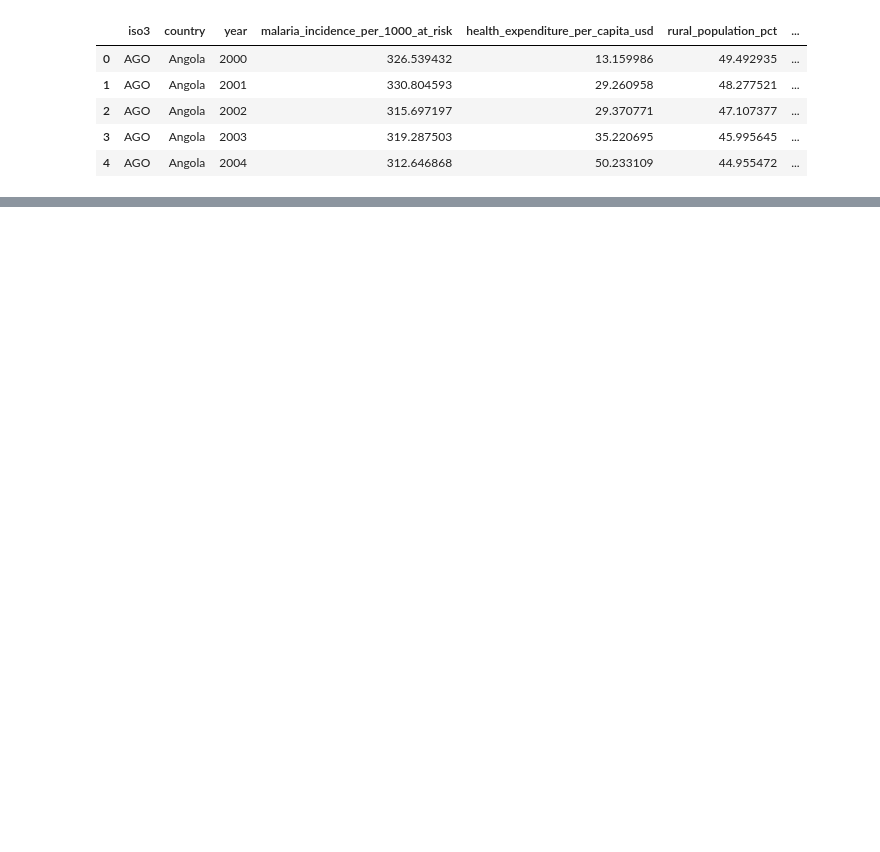
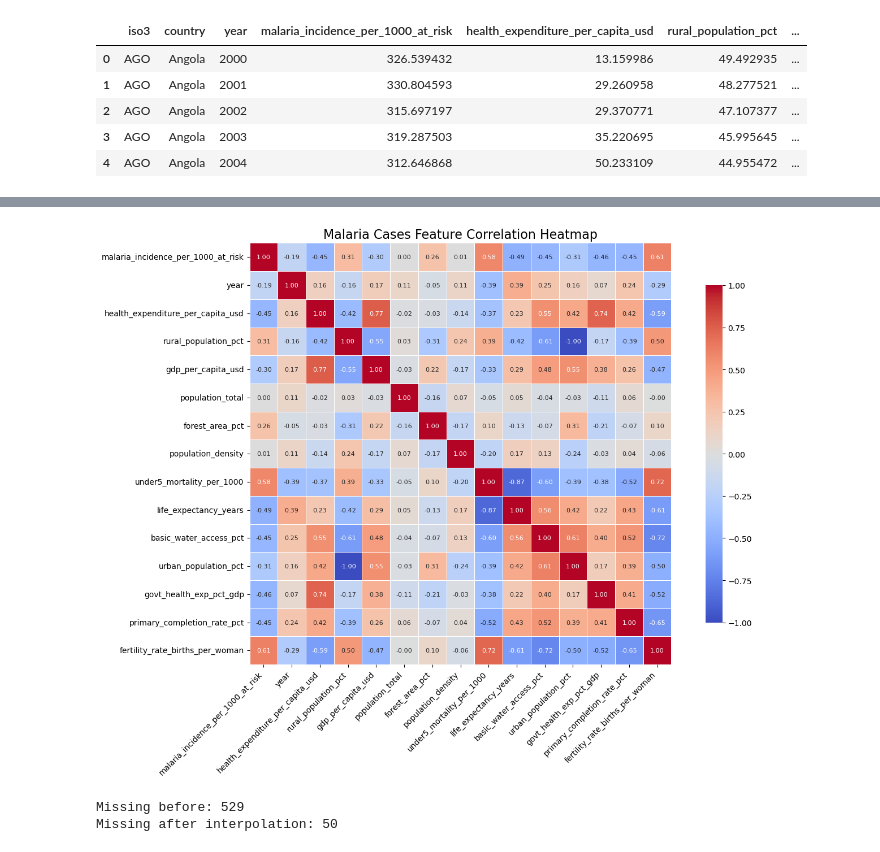
Before and after one commit to BodeMurairi2/linear_regression_model, a Jupyter notebook: summative/linear_regression/multivariate.ipynb, the cells around one changed output, grey strips where cells are left out. Saved outputs shown, nothing was run; the diff lists cells and outputs as text; code cells hidden in the pictures; blank space fills up the shorter version.

```diff
--- a/summative/linear_regression/multivariate.ipynb
+++ b/summative/linear_regression/multivariate.ipynb
@@ -16,0 +175,10 @@ data.head()
+# %%
+# handling missing values with the mean of each column
+clean_data = data.copy()
+
+numeric_cols = clean_data.select_dtypes(include=np.number).columns
+
+clean_data[numeric_cols] = clean_data[numeric_cols].fillna(
+    clean_data[numeric_cols].mean()
+)
+clean_data.isna().sum()
@@ -16,0 +204,66 @@ data.head()
+# %%
+# compute heatmap after cleaning NAN values
+features = [
+    "malaria_incidence_per_1000_at_risk",
+    "year",
+    "health_expenditure_per_capita_usd",
+    "rural_population_pct",
+    "gdp_per_capita_usd",
+    "population_total",
+    "forest_area_pct",
+    "population_density",
+    "under5_mortality_per_1000",
+    "life_expectancy_years",
+    "basic_water_access_pct",
+    "urban_population_pct",
+    "govt_health_exp_pct_gdp",
+    "primary_completion_rate_pct",
+    "fertility_rate_births_per_woman",
+]
+
+corr = clean_data[features].corr()
+
+# Plot
+plt.figure(figsize=(14, 10))
+
+sns.heatmap(
+    corr,
+    annot=True,
+    fmt=".2f",
+    cmap="coolwarm",
+    vmin=-1,
+    vmax=1,
+    center=0,
+    square=True,
+    linewidths=0.5,
+    annot_kws={"size": 8},
+    cbar_kws={"shrink": 0.8}
+)
+
+plt.title("Malaria Cases Feature Correlation Heatmap", fontsize=16)
+plt.xticks(rotation=45, ha="right")
+plt.yticks(rotation=0)
+plt.tight_layout()
+
+plt.show()
+# %% [output]
+[figure, added]
+# %%
+col = "primary_completion_rate_pct"
+data_sorted = data.sort_values(["country", "year"])
+
+# global mean
+global_mean_fill = data_sorted[col].fillna(data_sorted[col].mean())
+
+# Approach B: within-country linear interpolation
+interpolated_fill = (
+    data_sorted.groupby("country")[col]
+    .apply(lambda s: s.interpolate(method="linear", limit_direction="both"))
+)
+interpolated_fill.index = data_sorted.index
+
+print("Missing before:", data_sorted[col].isna().sum())
+print("Missing after interpolation:", interpolated_fill.isna().sum())
+# %% [output]
+Missing before: 529
+Missing after interpolation: 50
```
Also changed, not shown: parts of 33 cells of this notebook, 3 other files.
